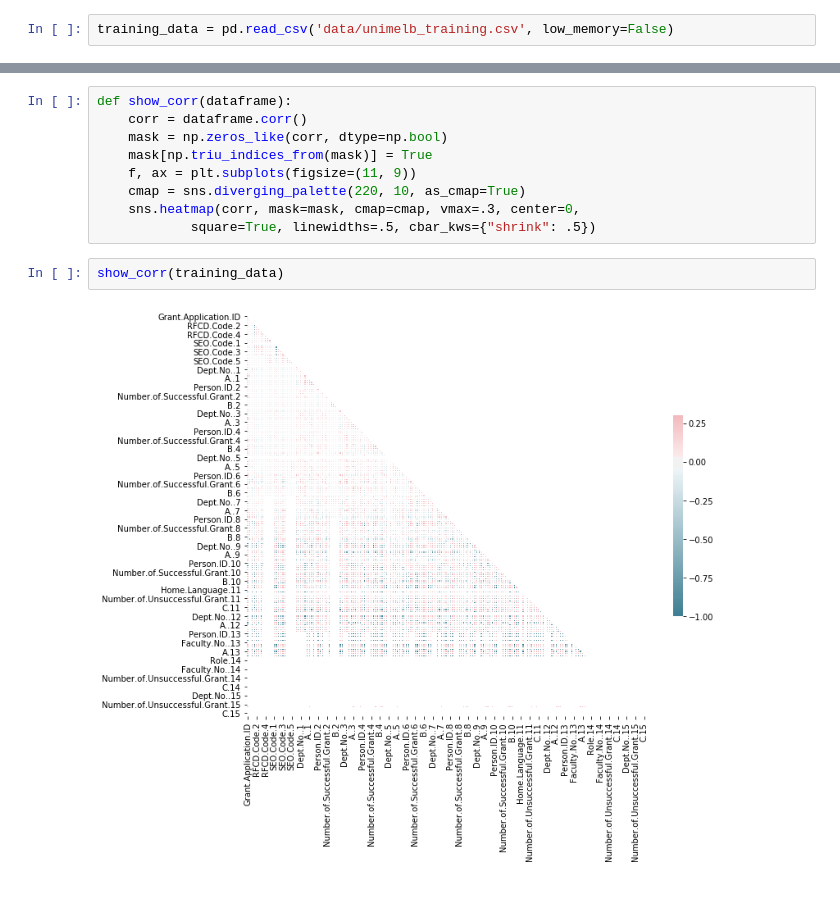
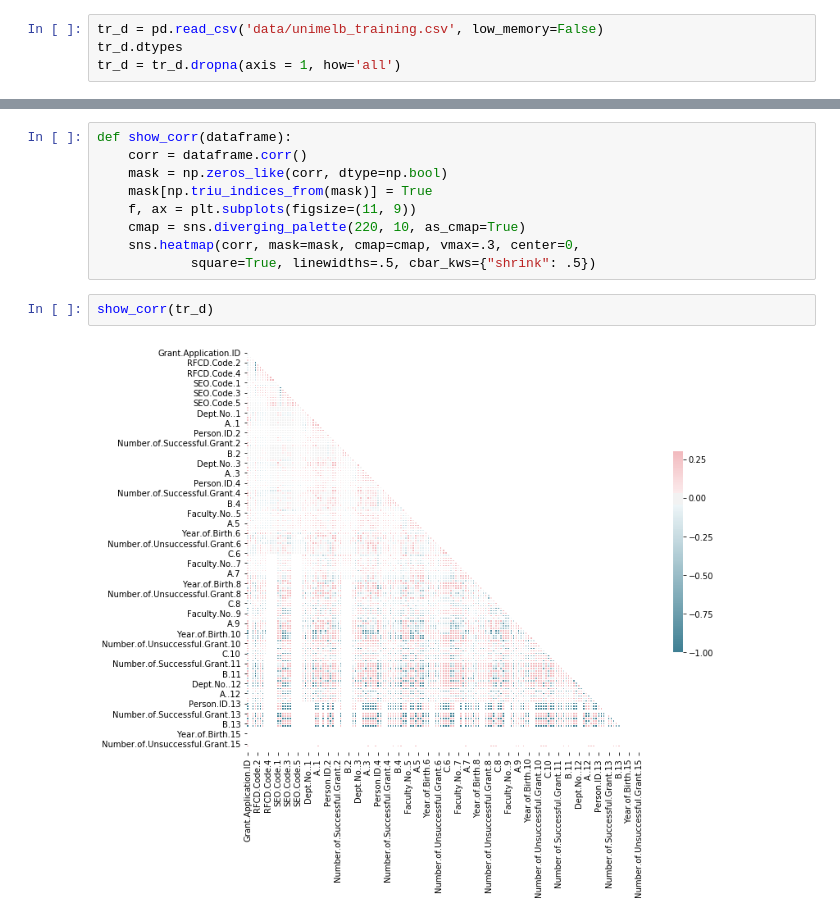
Before and after one commit to 2018HCIntern/2018HCIntern, a Jupyter notebook: GAN/milestone.grant/eda.ipynb, the cells around one changed output, grey strips where cells are left out. Drawn from its saved outputs; the diff is of its cells as text.

```diff
--- a/GAN/milestone.grant/eda.ipynb
+++ b/GAN/milestone.grant/eda.ipynb
@@ -7,3 +8,5 @@ import matplotlib as mpl
 %matplotlib inline
 # %%
-training_data = pd.read_csv('data/unimelb_training.csv', low_memory=False)
+tr_d = pd.read_csv('data/unimelb_training.csv', low_memory=False)
+tr_d.dtypes
+tr_d = tr_d.dropna(axis = 1, how='all')
@@ -109,7 +20,7 @@ def show_corr(dataframe):
     sns.heatmap(corr, mask=mask, cmap=cmap, vmax=.3, center=0,
             square=True, linewidths=.5, cbar_kws={"shrink": .5})
 # %%
-show_corr(training_data)
+show_corr(tr_d)
 # %% [output]
-[figure, old version]
+[figure, new version]
 # %%
```
Also changed, not shown: parts of 18 cells of this notebook.
